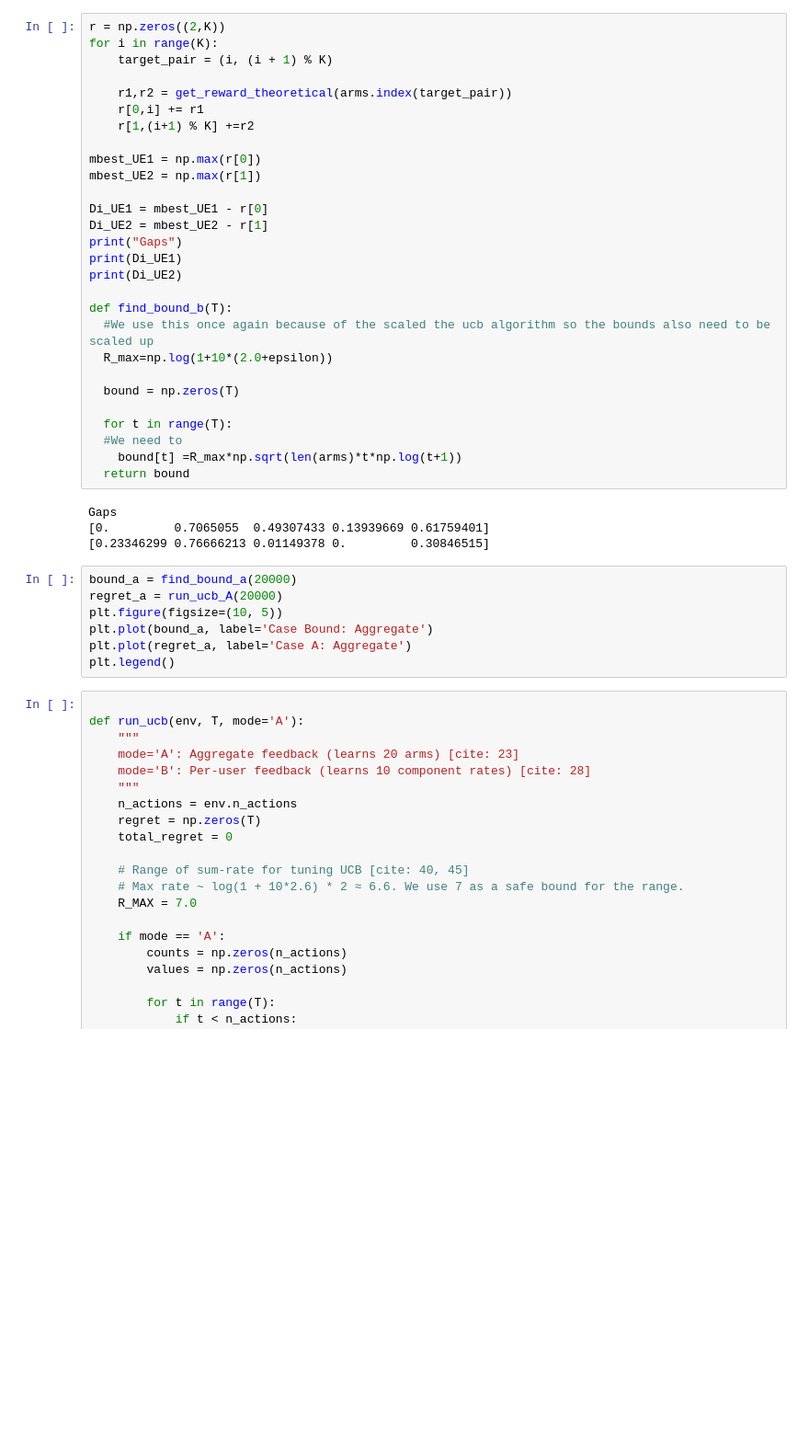
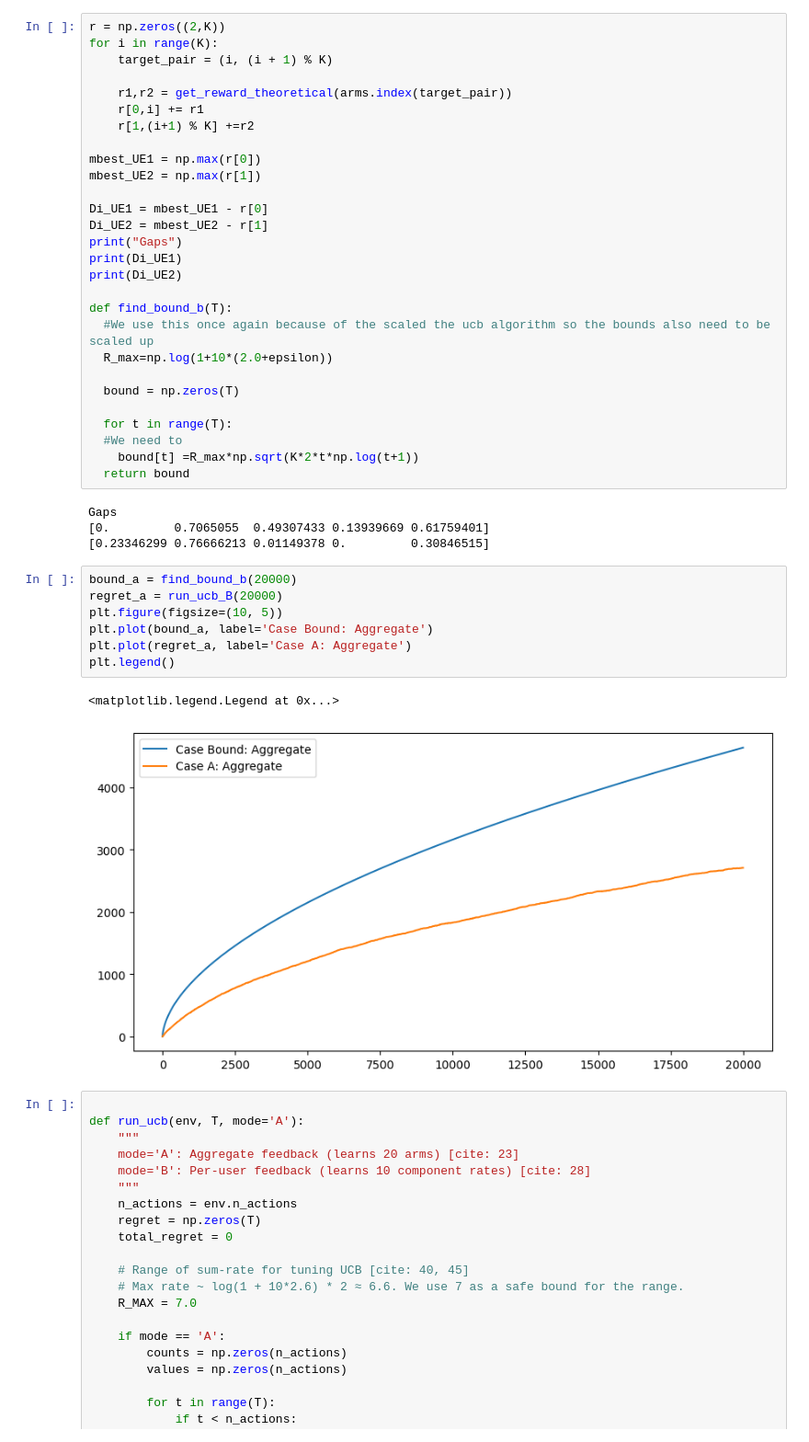
Before and after one commit to Giorgosman13/RL_Assignment1, a Jupyter notebook: Stohastic_Multi_Armed_Bandits_with_UCB.ipynb, the cells around one changed output. Shown at 92% size. Saved outputs shown, nothing was run; the diff lists cells and outputs as text; blank space fills up the shorter version.

```diff
--- a/Stohastic_Multi_Armed_Bandits_with_UCB.ipynb
+++ b/Stohastic_Multi_Armed_Bandits_with_UCB.ipynb
@@ -301,19 +304,22 @@ def find_bound_b(T):
 
   for t in range(T):
   #We need to
-    bound[t] =R_max*np.sqrt(len(arms)*t*np.log(t+1))
+    bound[t] =R_max*np.sqrt(K*2*t*np.log(t+1))
   return bound
 # %% [output]
 Gaps
 [0.         0.7065055  0.49307433 0.13939669 0.61759401]
 [0.23346299 0.76666213 0.01149378 0.         0.30846515]
 # %%
-bound_a = find_bound_a(20000)
-regret_a = run_ucb_A(20000)
+bound_a = find_bound_b(20000)
+regret_a = run_ucb_B(20000)
 plt.figure(figsize=(10, 5))
 plt.plot(bound_a, label='Case Bound: Aggregate')
 plt.plot(regret_a, label='Case A: Aggregate')
 plt.legend()
+# %% [output]
+<matplotlib.legend.Legend at 0x...>
+[figure, added]
 # %%
 
 def run_ucb(env, T, mode='A'):
```
Also changed, not shown: parts of 1 cell of this notebook.
